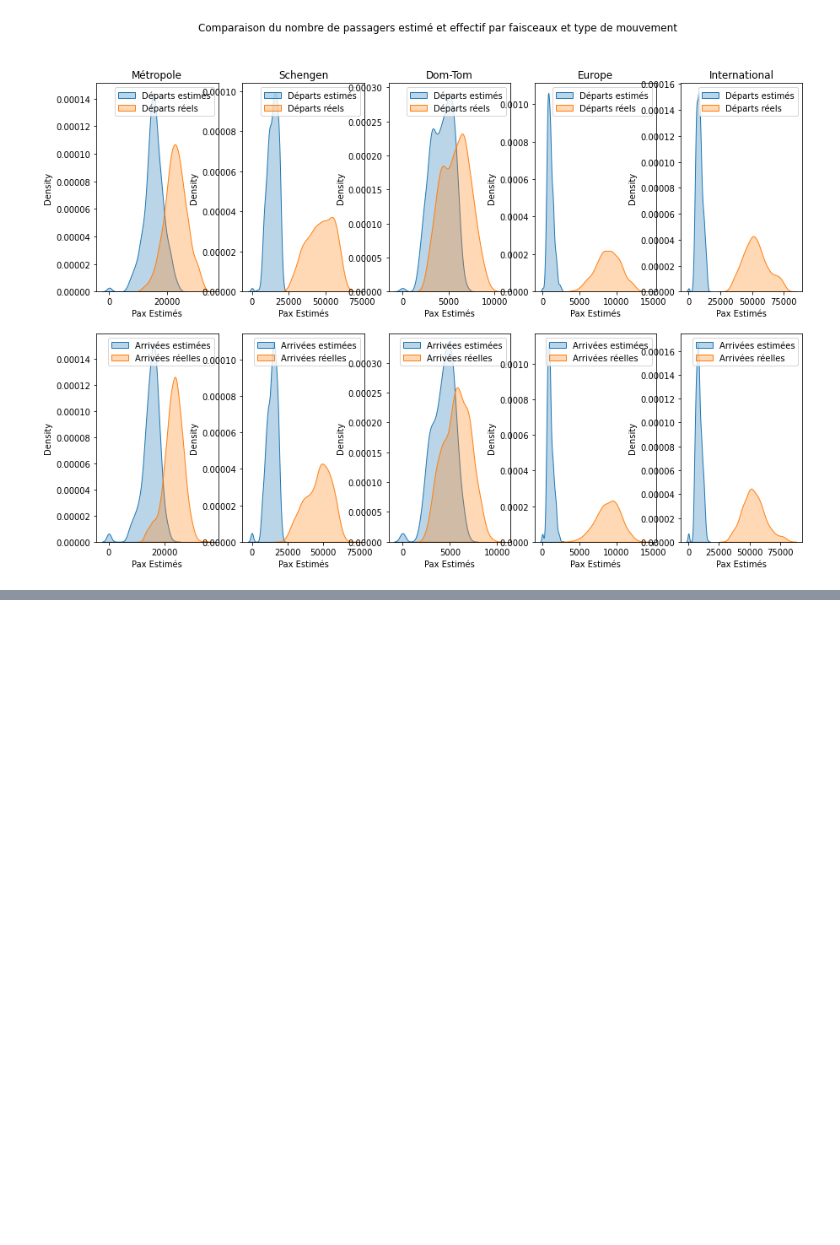
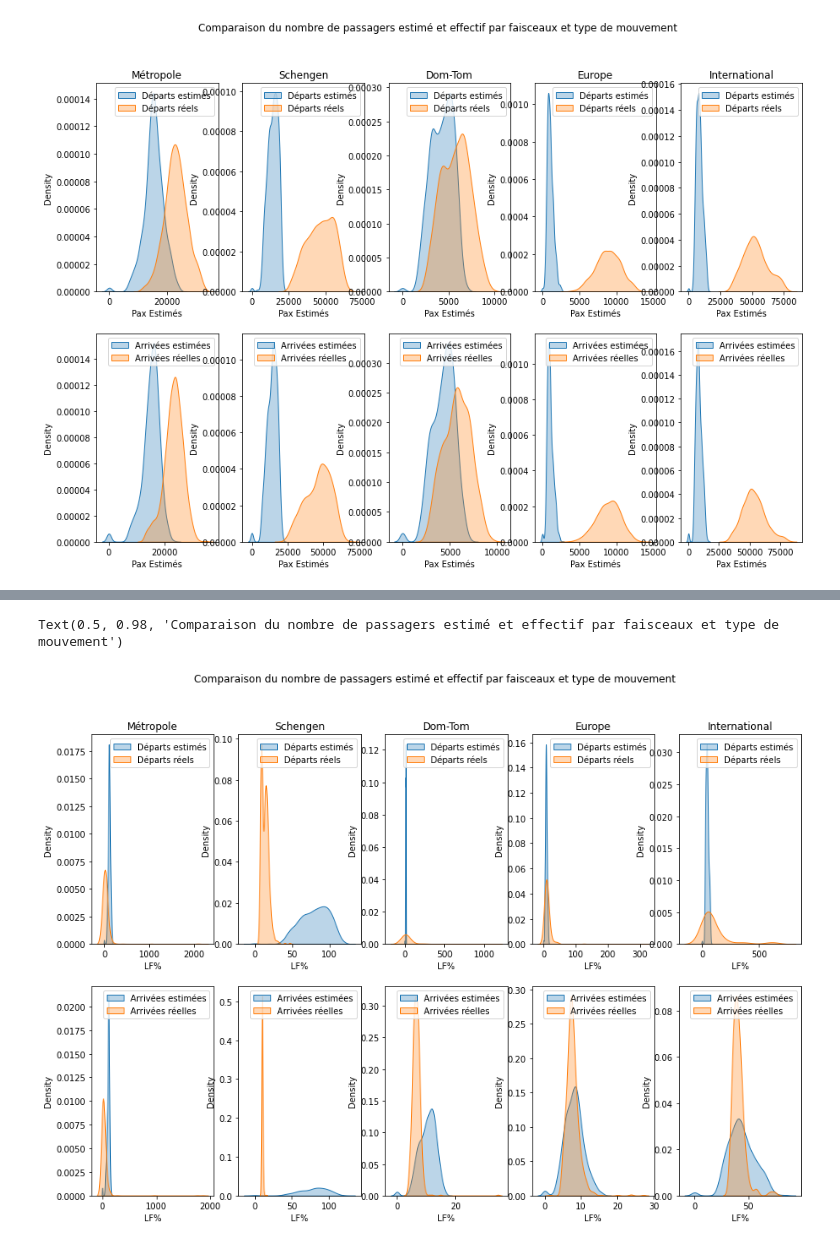
Before and after one commit to erialc-cal/StatApp_2020, a Jupyter notebook: Préparation_réunion_10_12.ipynb, the cells around one changed output, grey strips where cells are left out. Drawn from its saved outputs; the diff is of its cells as text; code cells hidden in the pictures; blank space fills up the shorter version.

Commit message:
tentative comparaison tx de remplissages par faisceau

```diff
--- a/Préparation_réunion_10_12.ipynb
+++ b/Préparation_réunion_10_12.ipynb
@@ -93,4 +111,4 @@ fqms.dtypes
 
 Le fichier `ENSAE.csv` contient des données par jour allant de 2013 à 2017
 # %%
-ensae = pd.read_csv(r"https://raw.githubusercontent.com/erialc-cal/StatApp_2020/main/ENSAE.csv?token=AOXDVDKLTIEADEYEERRPKLS72ELQ6",sep=';')
+ensae = pd.read_csv(r"https://raw.githubusercontent.com/erialc-cal/StatApp_2020/main/ENSAE.csv?token=AOXDVDKIC36YEGKHHR3P6NK72HXJI",sep=';')
@@ -233,0 +263,2 @@ g.map(sns.barplot, "Type de mouvement", "Nombre de mouvements réalisés", order
+# %%
+ensae['tx_remp']= ensae['Nombre de passagers réalisés'].div(ensae['Total offre sièges'])
@@ -391,0 +436,10 @@ Text(0.5, 0.98, 'Comparaison du nombre de passagers estimé et effectif par fais
+# %%
+ensae_depart = ensae_depart.groupby(['Date du Vol','Faisceau facturation']).mean('tx_remp')
+ensae_depart = ensae_depart.reset_index()
+ensae_arrivee = ensae_arrivee.groupby(['Date du Vol','Faisceau facturation']).mean('tx_remp')
+ensae_arrivee = ensae_arrivee.reset_index()
+
+fqms_depart = fqms_depart.groupby(['Date du vol','Faisceau']).mean('LF%')
+fqms_depart = fqms_depart.reset_index()
+fqms_arrivee = fqms_arrivee.groupby(['Date du vol','Faisceau']).mean('LF%')
+fqms_arrivee = fqms_arrivee.reset_index()
@@ -391,0 +448,6 @@ Text(0.5, 0.98, 'Comparaison du nombre de passagers estimé et effectif par fais
+# %%
+ensae_arrivee = ensae_arrivee.replace(np.inf, np.NaN)
+ensae_arrivee = ensae_arrivee.replace(0, np.NaN)
+ensae_depart = ensae_depart.replace(np.inf, np.NaN)
+ensae_depart = ensae_depart.replace(0, np.NaN)
+ensae_arrivee.sort_values(by='tx_remp')
@@ -391,0 +468,20 @@ Text(0.5, 0.98, 'Comparaison du nombre de passagers estimé et effectif par fais
+# %%
+faisceaux_ensae = ['National','Schengen','Dom Tom','Autre UE','International']
+
+fig,ax = plt.subplots(2, 5, figsize=(15, 10))
+for i in range(5) :
+    ax[(0,i)].set_title(faisceaux[i])
+
+    sns.kdeplot(fqms_depart['LF%'][fqms_depart['Faisceau'].isin([i+1])],ax=ax[(0,i)],fill=True, alpha=.3,label='Départs estimés')
+    sns.kdeplot(ensae_depart['tx_remp'][ensae_depart['Faisceau facturation'].isin([faisceaux_ensae[i]])],ax=ax[(0,i)],fill=True, alpha=.3,label='Départs réels')
+
+    sns.kdeplot(fqms_arrivee['LF%'][fqms_arrivee['Faisceau'].isin([i+1])],ax=ax[(1,i)],fill=True, alpha=.3,label='Arrivées estimées')
+    sns.kdeplot(ensae_arrivee['tx_remp'][ensae_arrivee['Faisceau facturation'].isin([faisceaux_ensae[i]])],ax=ax[(1,i)],fill=True, alpha=.3,label='Arrivées réelles')
+
+    ax[(0,i)].legend()
+    ax[(1,i)].legend()
+
+fig.suptitle("Comparaison des taux de remplissages estimés et réels par faisceaux et type de mouvement")
+# %% [output]
+Text(0.5, 0.98, 'Comparaison du nombre de passagers estimé et effectif par faisceaux et type de mouvement')
+[figure, added]
```
Also changed, not shown: parts of 11 cells of this notebook.
